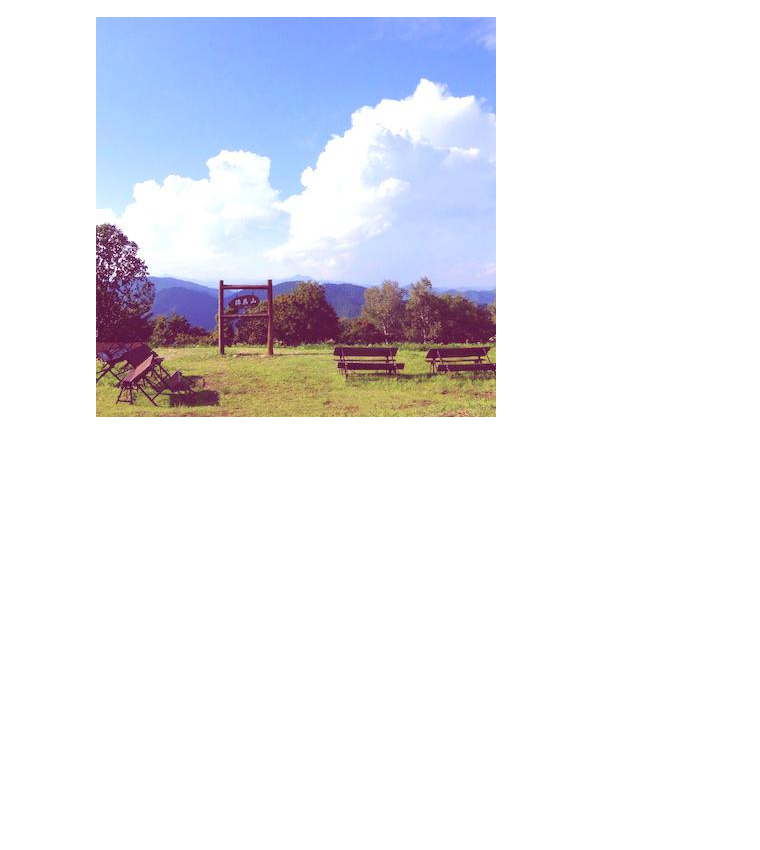
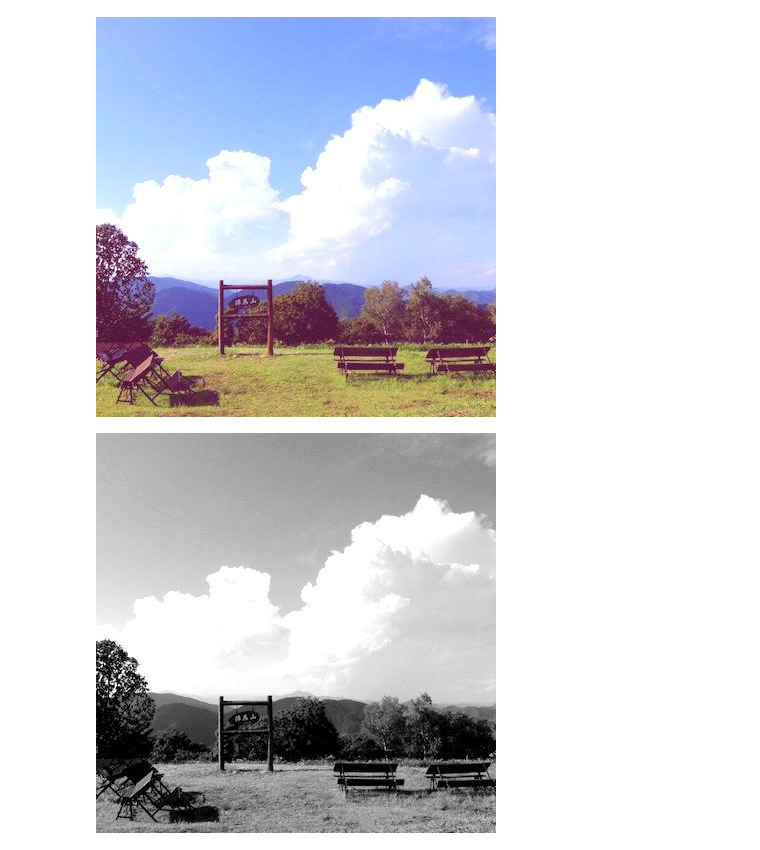
Before and after one commit to ruang-belajar/python, a Jupyter notebook: pilgram.ipynb, the cells around one changed output. Cells and saved outputs as stored; diff of their text form; code cells hidden in the pictures; blank space fills up the shorter version.

```diff
--- a/pilgram.ipynb
+++ b/pilgram.ipynb
@@ -27,3 +65,14 @@ pilgram._1977(im).save('mtjimba-1977.jpg')
 display.display_jpeg(display.Image('mtjimba-1977.jpg'))
 # %% [output]
 [figure]
+# %%
+
+from PIL import Image
+import pilgram
+
+im = Image.open('mtjimba.jpg')
+pilgram.inkwell(im).save('mtjimba-inkwell.jpg')
+
+display.display_jpeg(display.Image('mtjimba-inkwell.jpg'))
+# %% [output]
+[figure, added]
```
Also changed, not shown: parts of 4 cells of this notebook.
